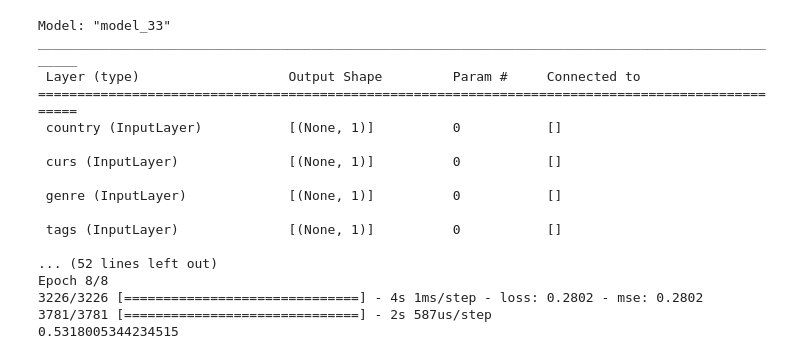
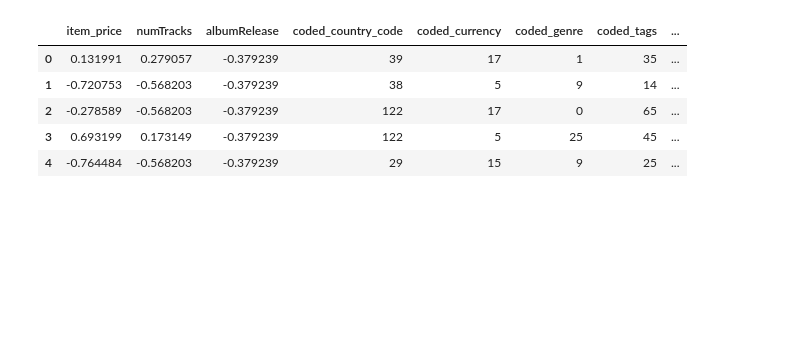
Before and after one commit to Maevezw/Master-Thesis, a Jupyter notebook: EE-training.ipynb, the cells around one changed output. Cells and saved outputs as stored; diff of their text form; code cells hidden in the pictures; blank space fills up the shorter version.

```diff
--- a/EE-training.ipynb
+++ b/EE-training.ipynb
@@ -49,5 +0,0 @@ X = pd.concat([X_train, X_valid])
-# %%
-X['coded_country_code'] = pd.Categorical(X['country_code']).codes
-X['coded_currency'] = pd.Categorical(X['currency']).codes
-X['coded_genre'] = pd.Categorical(X['Genre']).codes
-X['coded_tags'] = pd.Categorical(X["tags"]).codes
@@ -232,10 +0,0 @@ vec_tags = [ 12, 16]
-# %%
-for c in vec_country:
-    for cu in vec_currency:
-        for g in vec_genre:
-            for t in vec_tags:
-                emb_mod = ee_nn(neurons, c, cu, g, t)
-                print(emb_mod.summary())
-                emb_mod.fit([country, currency, genre, tags, X_train_d], y_train, epochs = 8, batch_size = 150)
-                pred = emb_mod.predict([country_v, currency_v, genre_v, tags_v, X_valid_d])
-                print(sqrt(mean_squared_error(y_valid, pred)))
@@ -377,5 +0,0 @@ X_test_d.shape
-# %%
-num_cols = ['item_price', 'numTracks', 'albumRelease']
-
-for c in num_cols:
-    X_test_d[c] = (X_test_d[c] - np.mean(X_test_d[c]))/ np.std(X_test_d[c])
@@ -462,26 +0,0 @@ input_size_tags = XXX['coded_tags'].nunique()
-# %%
-neurons = [128,64,32]
-
-emb_mod = ee_nn(neurons, 45, 10, 12, 16)
-print(emb_mod.summary())
-emb_mod.fit([country_train, currency_train, genre_train, tags_train, X_train_d], y_train, epochs = 8, batch_size = 150)
-pred = emb_mod.predict([country_test, currency_test, genre_test, tags_test, X_test_d])
-print(sqrt(mean_squared_error(y_test, pred)))
-# %% [output]
-Model: "model_33"
-__________________________________________________________________________________________________
- Layer (type)                   Output Shape         Param #     Connected to
-==================================================================================================
- country (InputLayer)           [(None, 1)]          0           []
-
- curs (InputLayer)              [(None, 1)]          0           []
-
- genre (InputLayer)             [(None, 1)]          0           []
-
- tags (InputLayer)              [(None, 1)]          0           []
-
-... (52 lines left out)
-Epoch 8/8
-3226/3226 [==============================] - 4s 1ms/step - loss: 0.2802 - mse: 0.2802
-3781/3781 [==============================] - 2s 587us/step
-0.5318005344234515
@@ -493,0 +1,30 @@ error_df['error'] = error_df['true'] - error_df['pred']
+# %%
+import numpy as np
+import pandas as pd
+from sklearn.metrics import mean_squared_error as mse
+from sklearn.metrics import mean_absolute_error as mae
+from math import sqrt
+
+pd.set_option('display.max_columns', None)
+# %%
+X_train = pd.read_csv('X_train.csv', index_col = 0)
+X_train = X_train.reset_index(drop = True)
+X_train = X_train[['item_price', 'numTracks', 'albumRelease', 'coded_country_code', 'coded_currency',
+                   'coded_genre', 'coded_tags', 'BC_friday','item_type_a', 'item_type_t', 'day_0', 'day_1', 'day_2', 'day_3',
+                   'day_4', 'day_5','day_6', 'inAlbum_in', 'inAlbum_is', 'inAlbum_not']]
+
+num_cols = ['item_price', 'numTracks', 'albumRelease']
+
+for c in num_cols:
+    X_train[c] = (X_train[c] - np.mean(X_train[c])) / np.std(X_train[c])
+
+X_train.head()
+
+X
+# %% [output]
+|  | item_price | numTracks | albumRelease | coded_country_code | coded_currency | coded_genre | coded_tags | ... |
+| 0 | 0.131991 | 0.279057 | -0.379239 | 39 | 17 | 1 | 35 | ... |
+| 1 | -0.720753 | -0.568203 | -0.379239 | 38 | 5 | 9 | 14 | ... |
+| 2 | -0.278589 | -0.568203 | -0.379239 | 122 | 17 | 0 | 65 | ... |
+| 3 | 0.693199 | 0.173149 | -0.379239 | 122 | 5 | 25 | 45 | ... |
+| 4 | -0.764484 | -0.568203 | -0.379239 | 29 | 15 | 9 | 25 | ... |
```
Also changed, not shown: parts of 116 cells of this notebook.
